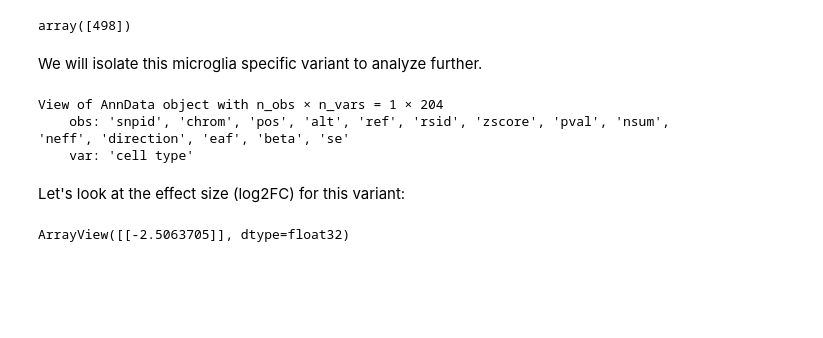
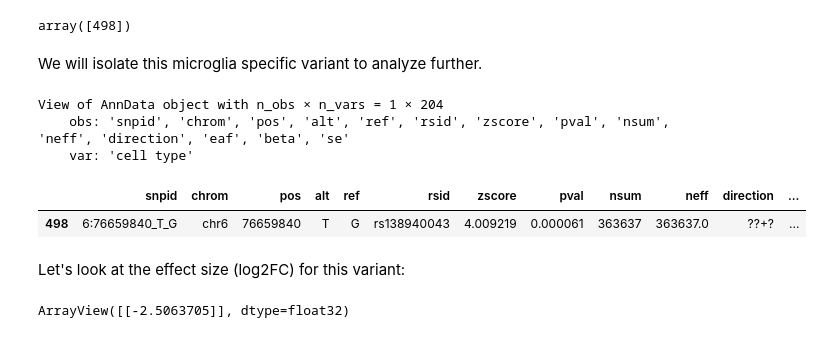
Before and after one commit to Genentech/gReLU, a Jupyter notebook: docs/tutorials/5_variant.ipynb, the cells around one changed output. Cells and saved outputs as stored; diff of their text form; code cells hidden in the pictures; blank space fills up the shorter version.

```diff
--- a/docs/tutorials/5_variant.ipynb
+++ b/docs/tutorials/5_variant.ipynb
@@ -209,6 +209,11 @@ variant
 View of AnnData object with n_obs × n_vars = 1 × 204
     obs: 'snpid', 'chrom', 'pos', 'alt', 'ref', 'rsid', 'zscore', 'pval', 'nsum', 'neff', 'direction', 'eaf', 'beta', 'se'
     var: 'cell type'
+# %%
+variant.obs
+# %% [output]
+|  | snpid | chrom | pos | alt | ref | rsid | zscore | pval | nsum | neff | direction | ... |
+| 498 | 6:76659840_T_G | chr6 | 76659840 | T | G | rs138940043 | 4.009219 | 0.000061 | 363637 | 363637.0 | ??+? | ... |
 # %% [markdown]
 Let's look at the effect size (log2FC) for this variant:
 # %%
```
Also changed, not shown: parts of 7 cells of this notebook.
